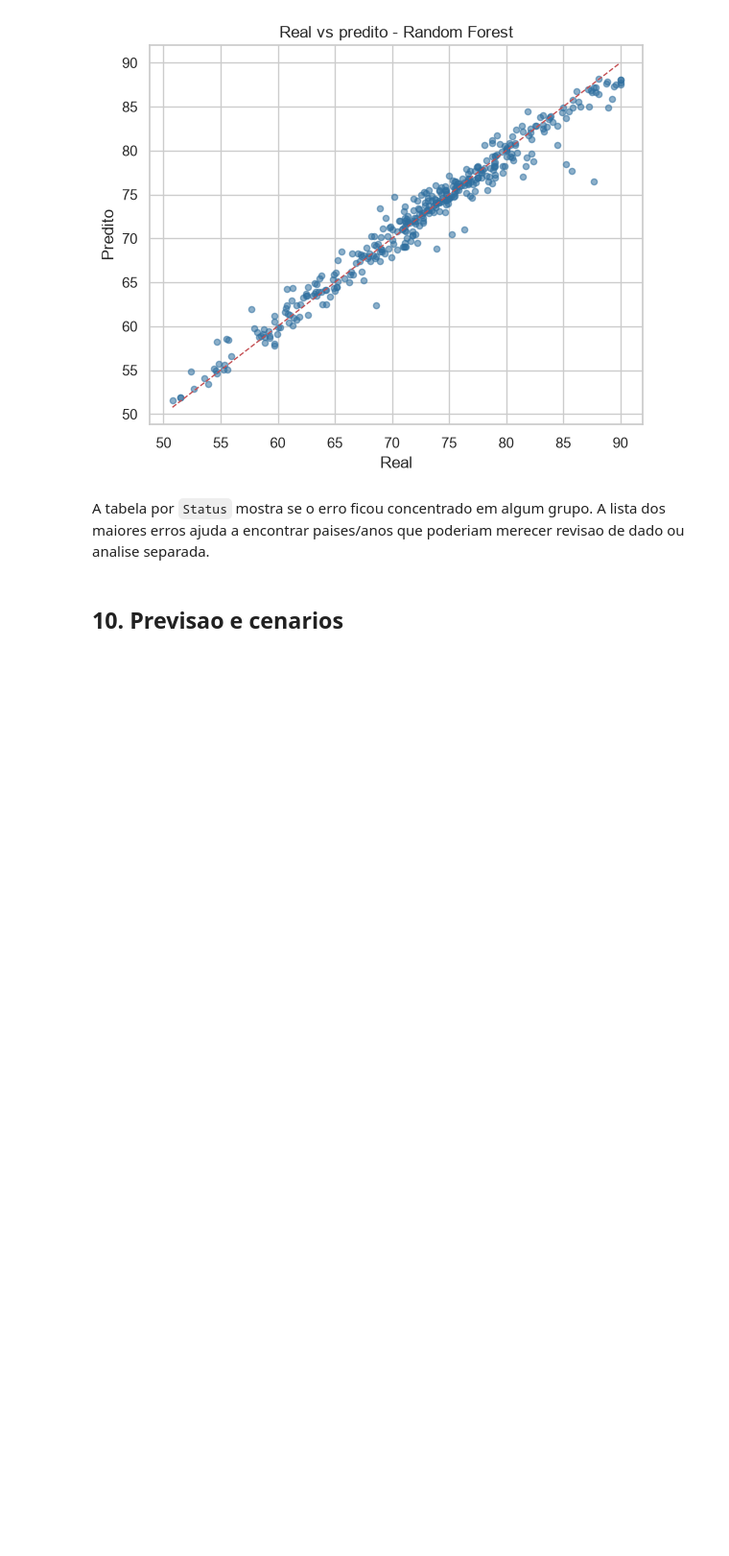
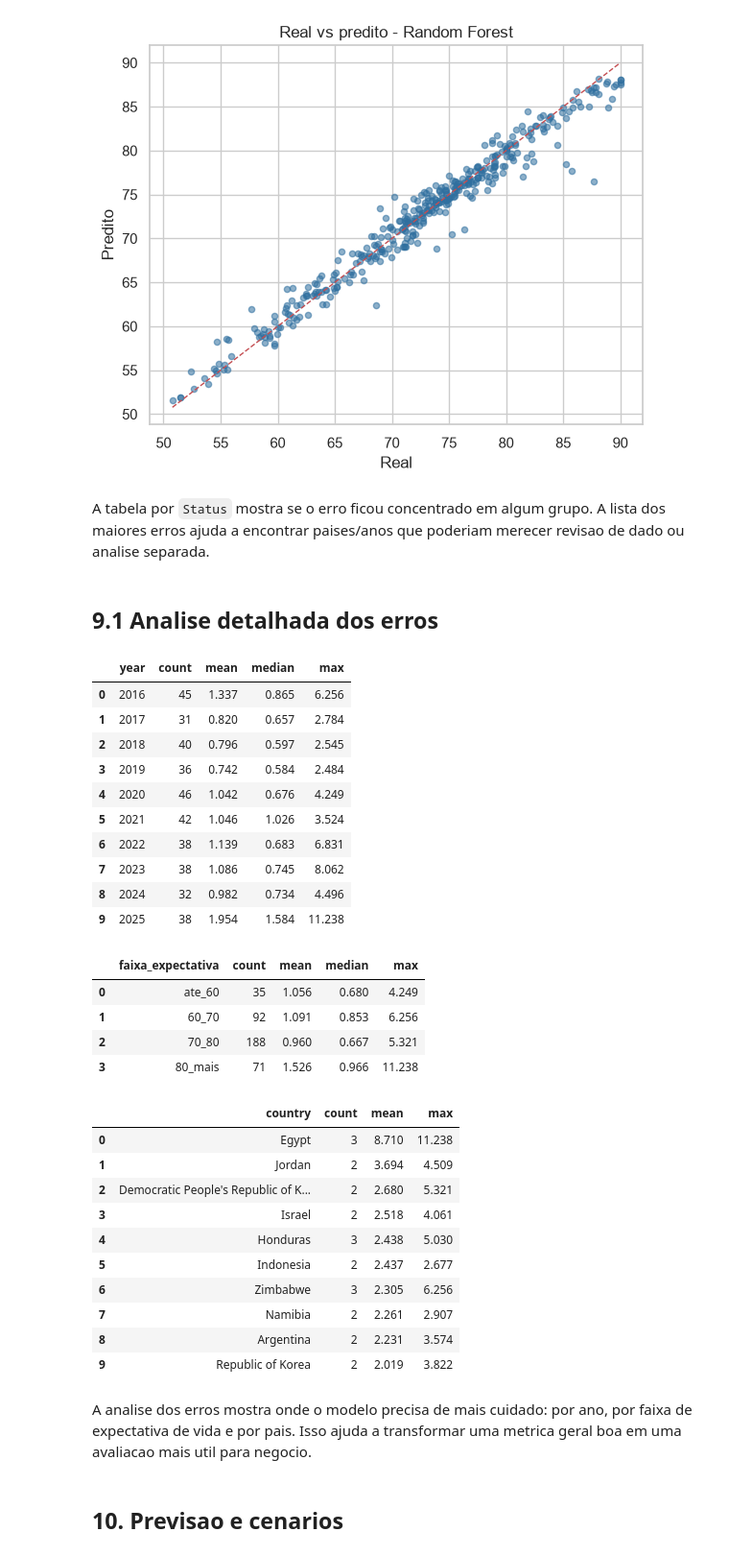
Before and after one commit to jaimejrs/life_expectancy_project, a Jupyter notebook: life_expectancy_project.ipynb, the cells around one changed output. Shown at 96% size. Cells and saved outputs as stored; diff of their text form; code cells hidden in the pictures; blank space fills up the shorter version.

```diff
--- a/life_expectancy_project.ipynb
+++ b/life_expectancy_project.ipynb
@@ -656,6 +818,68 @@ plt.show()
 [figure]
 # %% [markdown]
 A tabela por `Status` mostra se o erro ficou concentrado em algum grupo. A lista dos maiores erros ajuda a encontrar paises/anos que poderiam merecer revisao de dado ou analise separada.
+# %% [markdown]
+## 9.1 Analise detalhada dos erros
+# %%
+error_by_year = (
+    test_result.groupby("year")["erro_abs"]
+    .agg(["count", "mean", "median", "max"])
+    .reset_index()
+)
+
+test_result["faixa_expectativa"] = pd.cut(
+    test_result["real"],
+    bins=[0, 60, 70, 80, 100],
+    labels=["ate_60", "60_70", "70_80", "80_mais"],
+)
+error_by_range = (
+    test_result.groupby("faixa_expectativa", observed=True)["erro_abs"]
+    .agg(["count", "mean", "median", "max"])
+    .reset_index()
+)
+
+error_by_country = (
+    test_result.groupby("country")["erro_abs"]
+    .agg(["count", "mean", "max"])
+    .query("count >= 2")
+    .sort_values("mean", ascending=False)
+    .head(10)
+    .reset_index()
+)
+
+display(error_by_year)
+display(error_by_range)
+display(error_by_country)
+# %% [output]
+|  | year | count | mean | median | max |
+| 0 | 2016 | 45 | 1.337 | 0.865 | 6.256 |
+| 1 | 2017 | 31 | 0.820 | 0.657 | 2.784 |
+| 2 | 2018 | 40 | 0.796 | 0.597 | 2.545 |
+| 3 | 2019 | 36 | 0.742 | 0.584 | 2.484 |
+| 4 | 2020 | 46 | 1.042 | 0.676 | 4.249 |
+| 5 | 2021 | 42 | 1.046 | 1.026 | 3.524 |
+| 6 | 2022 | 38 | 1.139 | 0.683 | 6.831 |
+| 7 | 2023 | 38 | 1.086 | 0.745 | 8.062 |
+| 8 | 2024 | 32 | 0.982 | 0.734 | 4.496 |
+| 9 | 2025 | 38 | 1.954 | 1.584 | 11.238 |
+|  | faixa_expectativa | count | mean | median | max |
+| 0 | ate_60 | 35 | 1.056 | 0.680 | 4.249 |
+| 1 | 60_70 | 92 | 1.091 | 0.853 | 6.256 |
+| 2 | 70_80 | 188 | 0.960 | 0.667 | 5.321 |
+| 3 | 80_mais | 71 | 1.526 | 0.966 | 11.238 |
+|  | country | count | mean | max |
+| 0 | Egypt | 3 | 8.710 | 11.238 |
+| 1 | Jordan | 2 | 3.694 | 4.509 |
+| 2 | Democratic People's Republic of K... | 2 | 2.680 | 5.321 |
+| 3 | Israel | 2 | 2.518 | 4.061 |
+| 4 | Honduras | 3 | 2.438 | 5.030 |
+| 5 | Indonesia | 2 | 2.437 | 2.677 |
+| 6 | Zimbabwe | 3 | 2.305 | 6.256 |
+| 7 | Namibia | 2 | 2.261 | 2.907 |
+| 8 | Argentina | 2 | 2.231 | 3.574 |
+| 9 | Republic of Korea | 2 | 2.019 | 3.822 |
+# %% [markdown]
+A analise dos erros mostra onde o modelo precisa de mais cuidado: por ano, por faixa de expectativa de vida e por pais. Isso ajuda a transformar uma metrica geral boa em uma avaliacao mais util para negocio.
 # %% [markdown]
 ## 10. Previsao e cenarios
 # %%
```
Also changed, not shown: parts of 24 cells of this notebook, 4 other files.
